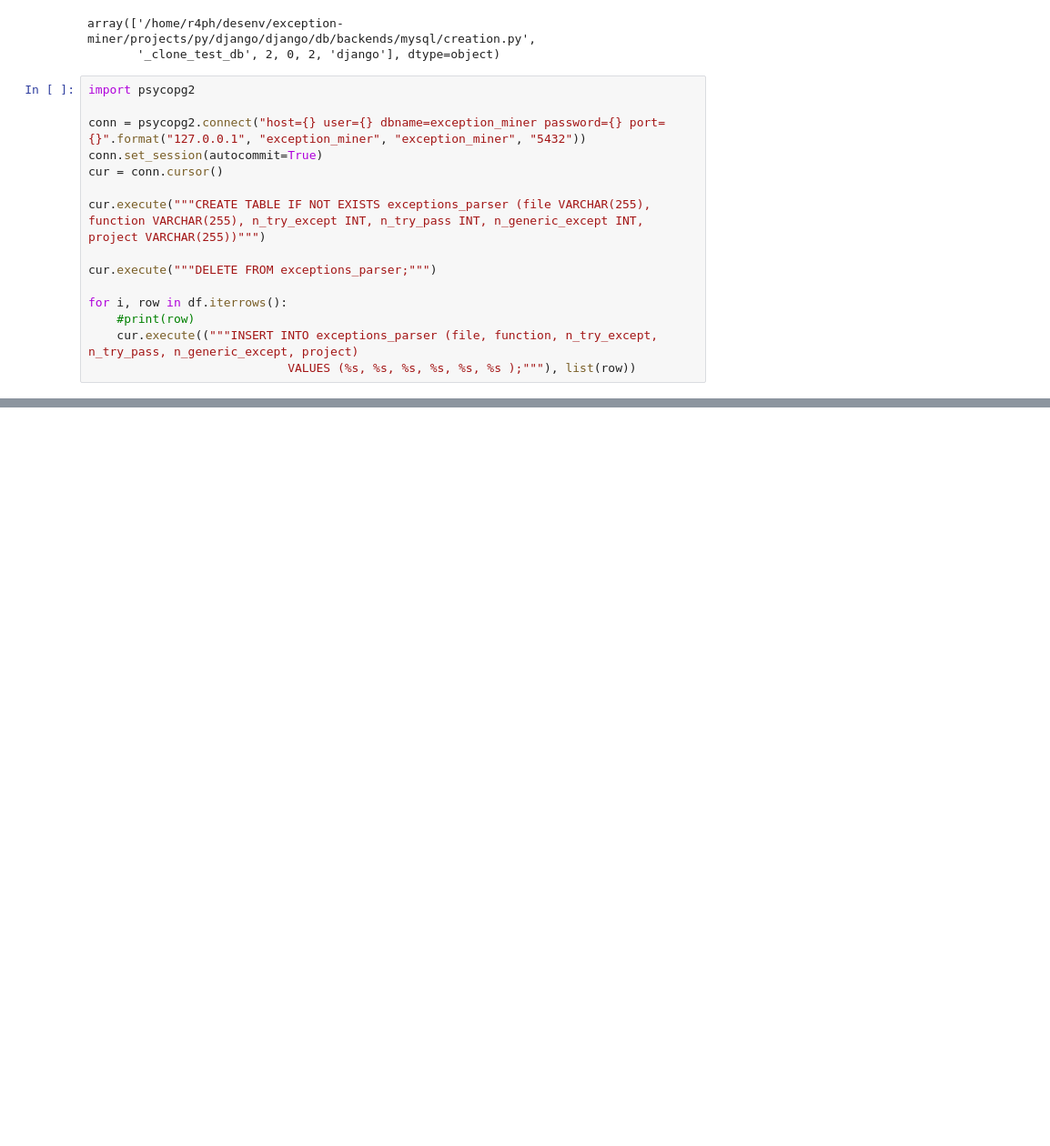
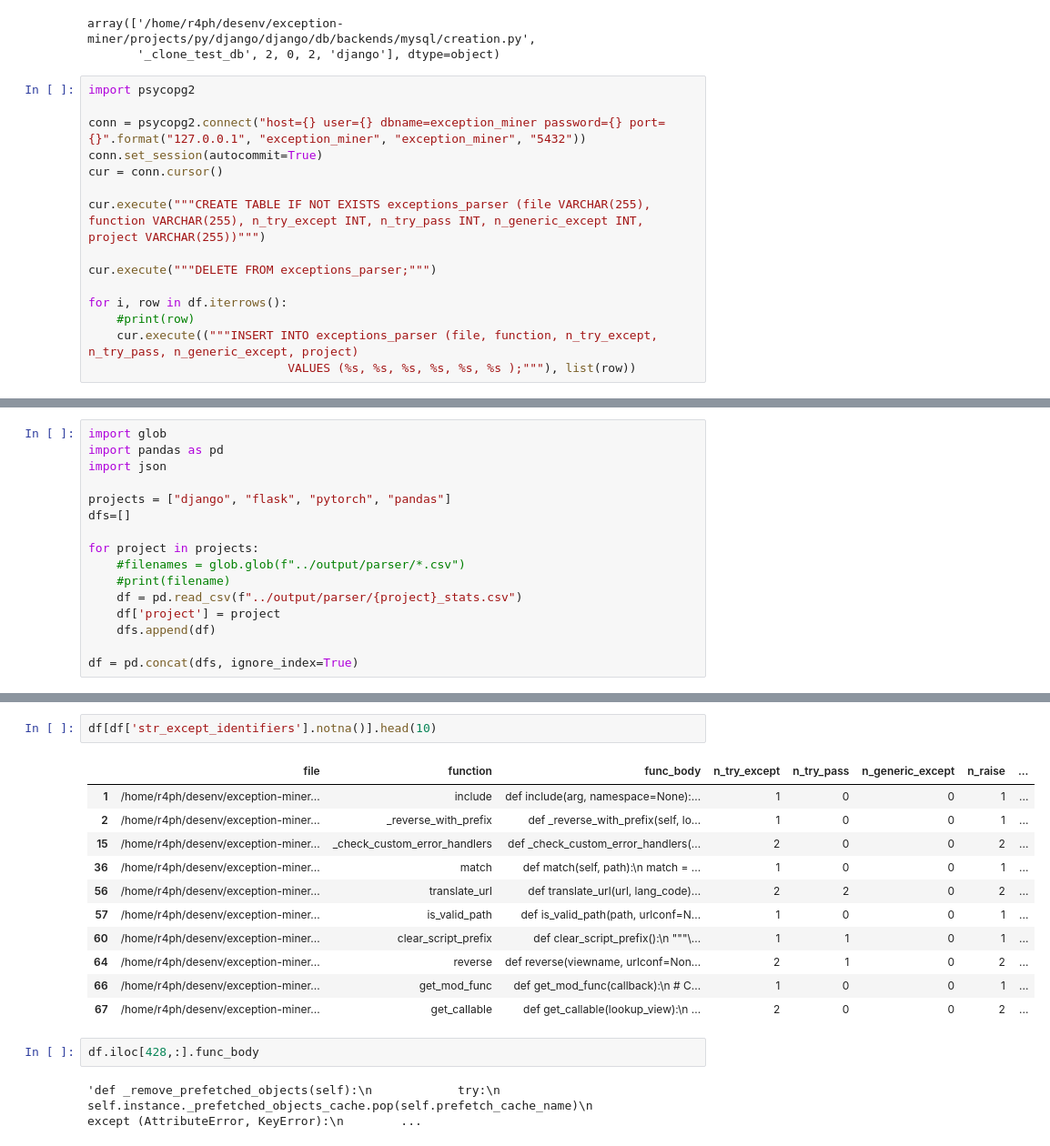
Before and after one commit to r4phael/exception-miner-multi, a Jupyter notebook: notebooks/eh_py_analysis.ipynb, the cells around one changed output, grey strips where cells are left out. Shown at 91% size. Drawn from its saved outputs; the diff is of its cells as text; blank space fills up the shorter version.

```diff
--- a/notebooks/eh_py_analysis.ipynb
+++ b/notebooks/eh_py_analysis.ipynb
@@ -148,0 +151,16 @@ for i, row in df.iterrows():
+# %%
+import glob
+import pandas as pd
+import json
+
+projects = ["django", "flask", "pytorch", "pandas"]
+dfs=[]
+
+for project in projects:
+    #filenames = glob.glob(f"../output/parser/*.csv")
+    #print(filename)
+    df = pd.read_csv(f"../output/parser/{project}_stats.csv")
+    df['project'] = project
+    dfs.append(df)
+
+df = pd.concat(dfs, ignore_index=True)
@@ -148,0 +184,18 @@ for i, row in df.iterrows():
+# %%
+df[df['str_except_identifiers'].notna()].head(10)
+# %% [output]
+|  | file | function | func_body | n_try_except | n_try_pass | n_generic_except | n_raise | ... |
+| 1 | /home/r4ph/desenv/exception-miner... | include | def include(arg, namespace=None):... | 1 | 0 | 0 | 1 | ... |
+| 2 | /home/r4ph/desenv/exception-miner... | _reverse_with_prefix | def _reverse_with_prefix(self, lo... | 1 | 0 | 0 | 1 | ... |
+| 15 | /home/r4ph/desenv/exception-miner... | _check_custom_error_handlers | def _check_custom_error_handlers(... | 2 | 0 | 0 | 2 | ... |
+| 36 | /home/r4ph/desenv/exception-miner... | match | def match(self, path):\n match = ... | 1 | 0 | 0 | 1 | ... |
+| 56 | /home/r4ph/desenv/exception-miner... | translate_url | def translate_url(url, lang_code)... | 2 | 2 | 0 | 2 | ... |
+| 57 | /home/r4ph/desenv/exception-miner... | is_valid_path | def is_valid_path(path, urlconf=N... | 1 | 0 | 0 | 1 | ... |
+| 60 | /home/r4ph/desenv/exception-miner... | clear_script_prefix | def clear_script_prefix():\n """\... | 1 | 1 | 0 | 1 | ... |
+| 64 | /home/r4ph/desenv/exception-miner... | reverse | def reverse(viewname, urlconf=Non... | 2 | 1 | 0 | 2 | ... |
+| 66 | /home/r4ph/desenv/exception-miner... | get_mod_func | def get_mod_func(callback):\n # C... | 1 | 0 | 0 | 1 | ... |
+| 67 | /home/r4ph/desenv/exception-miner... | get_callable | def get_callable(lookup_view):\n ... | 2 | 0 | 0 | 2 | ... |
+# %%
+df.iloc[428,:].func_body
+# %% [output]
+'def _remove_prefetched_objects(self):\n            try:\n                self.instance._prefetched_objects_cache.pop(self.prefetch_cache_name)\n            except (AttributeError, KeyError):\n        ...
```
Also changed, not shown: parts of 11 cells of this notebook, 12 other files.
